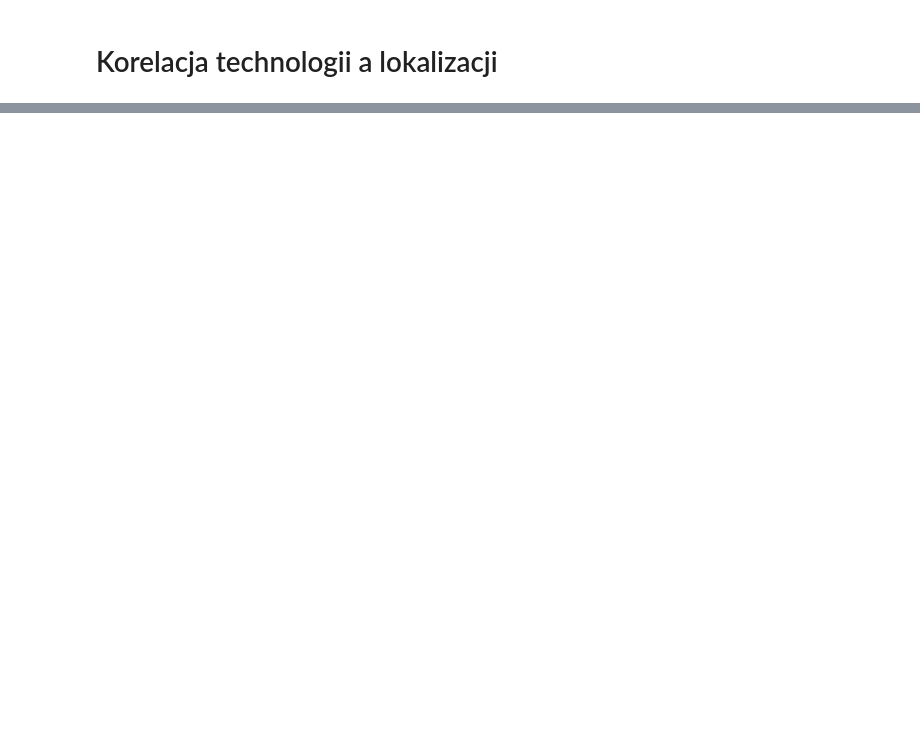
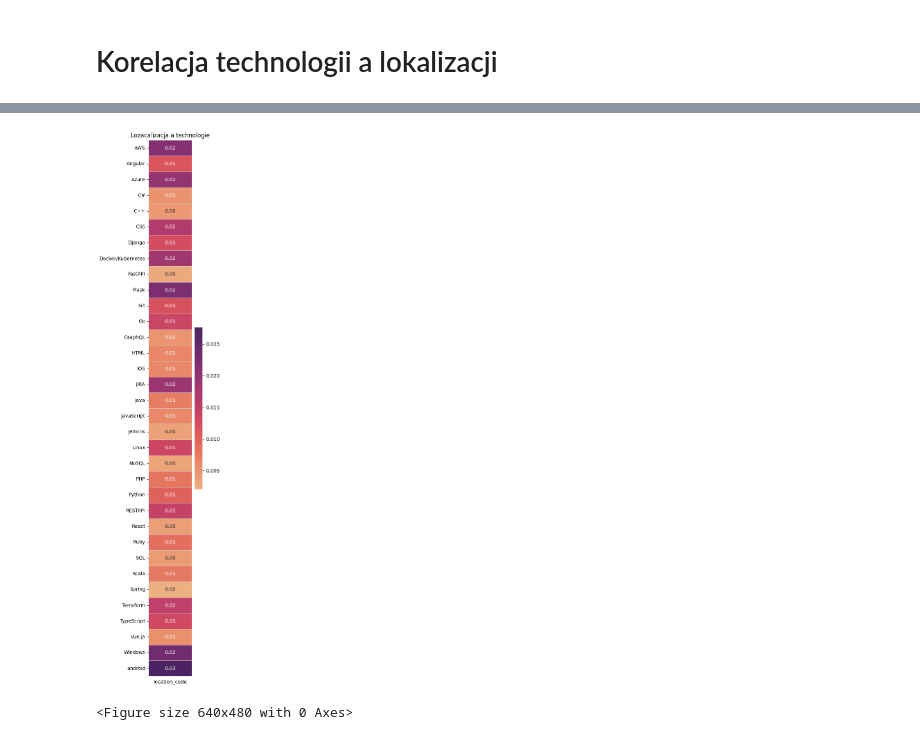
Before and after one commit to lukaszfabia/IT-salary-predictor, a Jupyter notebook: analysis/analysis.ipynb, the cells around one changed output, grey strips where cells are left out. Saved outputs shown, nothing was run; the diff lists cells and outputs as text; code cells hidden in the pictures; blank space fills up the shorter version.

```diff
--- a/analysis/analysis.ipynb
+++ b/analysis/analysis.ipynb
@@ -774,0 +436,8 @@ Mean Absolute Error: 288.9583778327484
+# %%
+corr = data[["location_code"] + list(techs.columns)].corr()
+corr = corr.abs()
+corr = corr.loc[techs.columns, ["location_code"]]
+create_corr_plot(corr, "Lozacalizacja a technologie", size=(2, 20))
+# %% [output]
+[figure, added]
+<Figure size 640x480 with 0 Axes>
```
Also changed, not shown: parts of 50 cells of this notebook, 23 other files.
